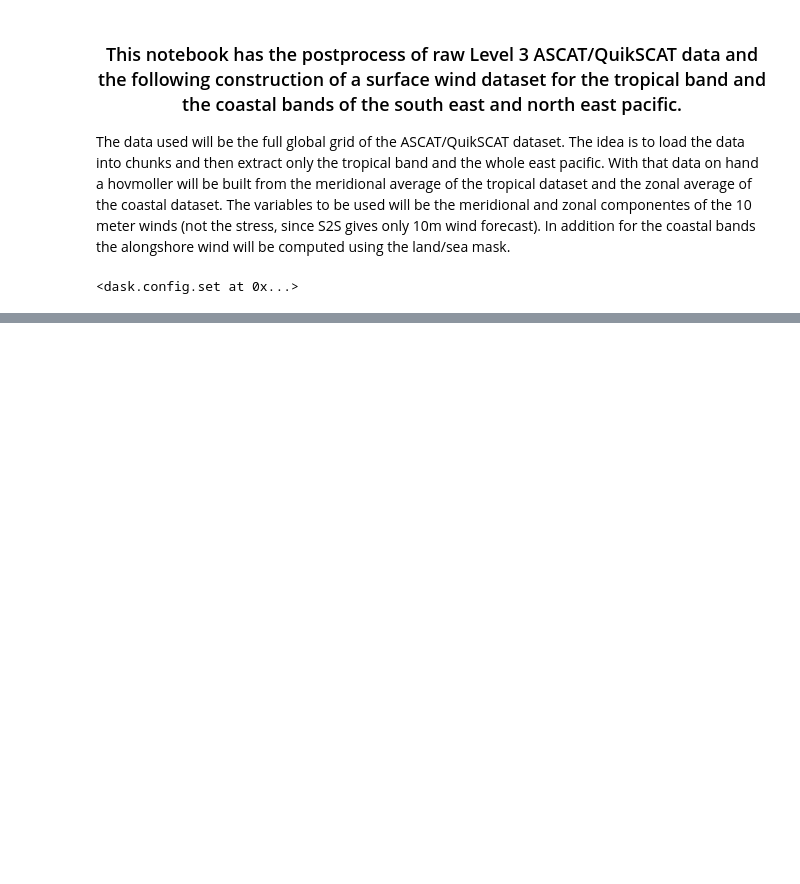
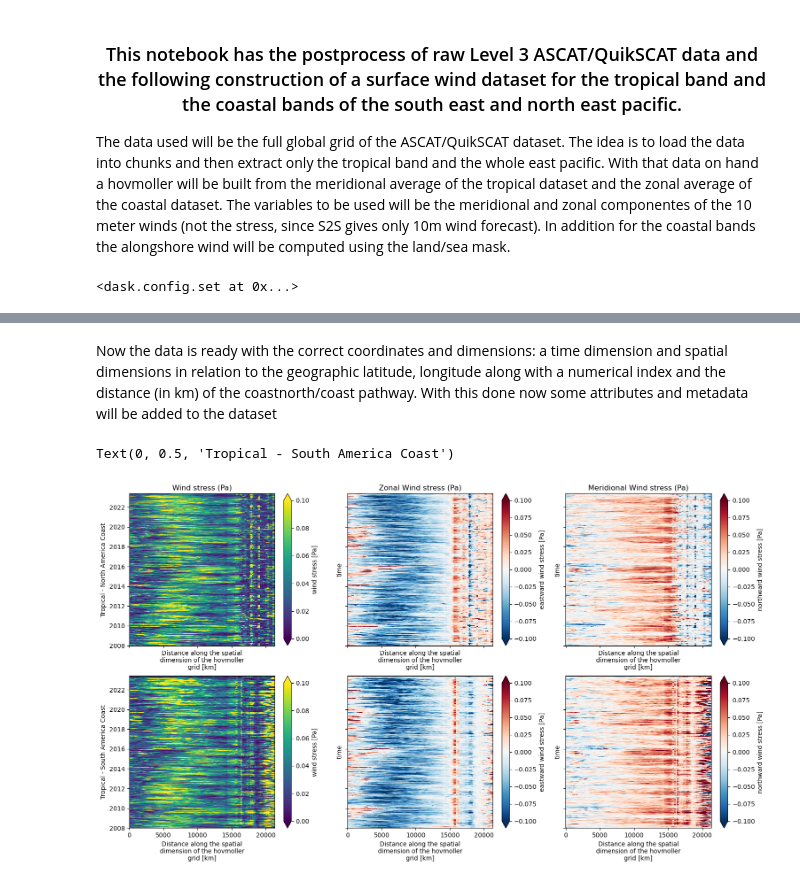
Before and after one commit to lucasglasner/S2S_CEAZA, a Jupyter notebook: 02create_hovmoller_scatterometers.ipynb, the cells around one changed output, grey strips where cells are left out. Saved outputs shown, nothing was run; the diff lists cells and outputs as text; code cells hidden in the pictures; blank space fills up the shorter version.

Commit message:
ascat hovmoller done

```diff
--- a/02create_hovmoller_scatterometers.ipynb
+++ b/02create_hovmoller_scatterometers.ipynb
@@ -78,0 +124,6 @@ scat = xr.open_mfdataset(path, preprocess=preprocess, parallel=True, concat_dim=
+# %%
+# south
+coastsouth = scat.sel(lon=slice(260,295), lat=slice(-50,0))
+coastsouth = coastsouth.where(mask.coastmask_south==1).mean('lon')
+coastsouth = coastsouth.interpolate_na('time').dropna('lat').sortby('lat', ascending=False)
+coastsouth
@@ -78,0 +235,19 @@ scat = xr.open_mfdataset(path, preprocess=preprocess, parallel=True, concat_dim=
+# %%
+# Assign distance as new coordinate for the tropical hovmoller
+tropical = tropical.assign_coords({'distance':('index',distances(tropical))})
+tropical = tropical.swap_dims({'index':'distance'})
+tropical = tropical[['time','distance','lat','lon','index','tau','taux','tauy']]
+
+# Assign distance as new coordinate for the coastnorth hovmoller
+gap = haversine((tropical.lat[-1].item(),tropical.lon[-1].item()),(coastnorth.lat[0].item(),coastnorth.lon[0].item())) # Distance between last pixel of coastnorth hovmoller and fisrst of coastnorth hovmoller
+coastnorth = coastnorth.assign_coords({'distance':('index',tropical.distance[-1].item()+gap+distances(coastnorth))})
+coastnorth = coastnorth.swap_dims({'index':'distance'})
+coastnorth = coastnorth[['time','distance','lat','lon','index','tau','taux','tauy']]
+
+# Assign distance as new coordinate for the coastsouth hovmoller
+gap = haversine((tropical.lat[-1].item(),tropical.lon[-1].item()),(coastsouth.lat[0].item(),coastsouth.lon[0].item())) # Distance between last pixel of coastnorth hovmoller and fisrst of coastnorth hovmoller
+coastsouth = coastsouth.assign_coords({'distance':('index',tropical.distance[-1].item()+gap+distances(coastsouth))})
+coastsouth = coastsouth.swap_dims({'index':'distance'})
+coastsouth = coastsouth[['time','distance','lat','lon','index','tau','taux','tauy']]
+# %% [markdown]
+Now the data is ready with the correct coordinates and dimensions: a time dimension and spatial dimensions in relation to the geographic latitude, longitude along with a numerical index and the distance (in km) of the coastnorth/coast pathway. With this done now some attributes and metadata will be added to the dataset
@@ -78,0 +320,22 @@ scat = xr.open_mfdataset(path, preprocess=preprocess, parallel=True, concat_dim=
+# %%
+# Quicklook to the hovmollers
+fig, ax = plt.subplots(2,3, figsize=(18,10), dpi=100, facecolor='w',
+                       sharex=True, sharey=True)
+
+xr.concat([tropical,coastnorth], 'distance').tau.plot(ax=ax[0,0], vmin=0, vmax=0.1, cmap='viridis')
+xr.concat([tropical,coastnorth], 'distance').taux.plot(ax=ax[0,1], vmin=-0.1,vmax=0.1, cmap='RdBu_r')
+xr.concat([tropical,coastnorth], 'distance').tauy.plot(ax=ax[0,2], vmin=-0.1,vmax=0.1, cmap='RdBu_r')
+
+xr.concat([tropical,coastsouth], 'distance').tau.plot(ax=ax[1,0], vmin=0, vmax=0.1, cmap='viridis')
+xr.concat([tropical,coastsouth], 'distance').taux.plot(ax=ax[1,1], vmin=-0.1,vmax=0.1, cmap='RdBu_r')
+xr.concat([tropical,coastsouth], 'distance').tauy.plot(ax=ax[1,2], vmin=-0.1,vmax=0.1, cmap='RdBu_r')
+
+ax[0,0].set_title('Wind stress (Pa)')
+ax[0,1].set_title('Zonal Wind stress (Pa)')
+ax[0,2].set_title('Meridional Wind stress (Pa)')
+
+ax[0,0].set_ylabel('Tropical - North America Coast')
+ax[1,0].set_ylabel('Tropical - South America Coast')
+# %% [output]
+Text(0, 0.5, 'Tropical - South America Coast')
+[figure, added]
```
Also changed, not shown: parts of 14 cells of this notebook.
